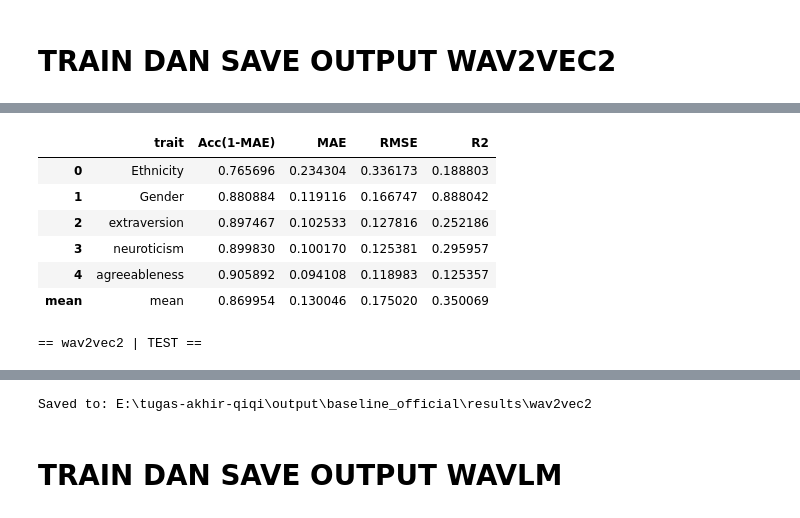
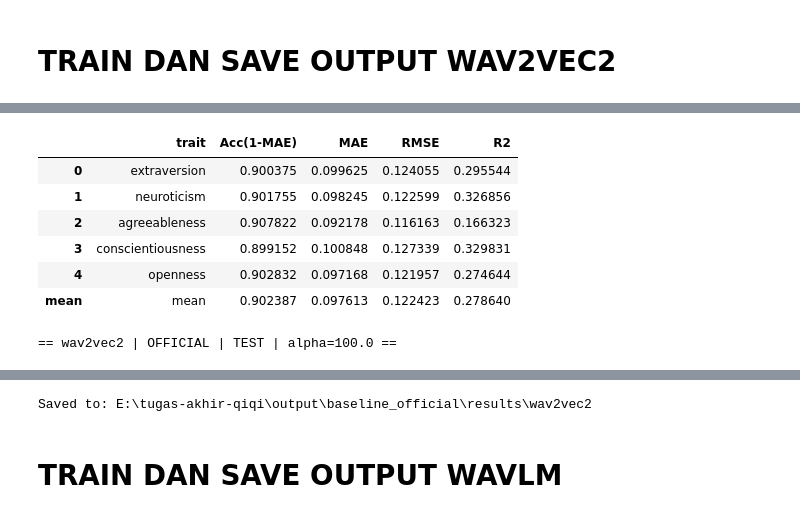
Before and after one commit to qiqioberon/tugas-akhir-qq, a Jupyter notebook: code/skenario_baseline_official.ipynb, the cells around one changed output, grey strips where cells are left out. Cells and saved outputs as stored; diff of their text form; code cells hidden in the pictures.

```diff
--- a/code/skenario_baseline_official.ipynb
+++ b/code/skenario_baseline_official.ipynb
@@ -650,7 +679,7 @@ Saved to: E:\tugas-akhir-qiqi\output\baseline_official\results\hubert
 # **TRAIN DAN SAVE OUTPUT WAV2VEC2**
 # %%
 # =========================
-# 5) Train Ridge Regressor (baseline) + Eval (official) for 1 backbone
+# 5) Train Ridge Regressor (baseline) + Eval (OFFICIAL) + Tuning alpha
 # =========================
 
 import numpy as np
@@ -660,6 +689,7 @@ from sklearn.preprocessing import StandardScaler
 from sklearn.linear_model import Ridge
 from sklearn.multioutput import MultiOutputRegressor
 from sklearn.metrics import mean_absolute_error, mean_squared_error, r2_score
+import joblib, json
 
 BACKBONE_KEY = "wav2vec2"  # ganti: "wav2vec2" / "wavlm"
 
@@ -680,12 +710,10 @@ print("X_train:", X_train.shape, "X_val:", X_val.shape, "X_test:", X_test.shape)
 
 # --- auto-detect label columns (ambil 5 kolom float yang bukan id/path/group)
 def detect_label_cols(df):
-    exclude = set([c for c in df.columns if any(k in c.lower() for k in ["clip", "id", "path", "file", "group", "split"])])
+    exclude = set([c for c in df.columns if any(k in c.lower() for k in ["clip", "id", "path", "file", "group", "split", "ethnicity", "gender"])])
     num_cols = [c for c in df.columns if (c not in exclude) and pd.api.types.is_numeric_dtype(df[c])]
-    # heuristik: label big five biasanya 5 kolom numerik
     if len(num_cols) < 5:
         raise ValueError(f"Kolom numerik kandidat label kurang dari 5: {num_cols}")
-    # ambil 5 kolom numerik pertama (atau kamu bisa urutkan sesuai nama)
     return num_cols[:5]
 
 label_cols = detect_label_cols(df_train)
@@ -701,13 +729,30 @@ X_train_s = scaler.fit_transform(X_train)
 X_val_s   = scaler.transform(X_val)
 X_test_s  = scaler.transform(X_test)
 
-# --- ridge multi-output
-ridge = Ridge(alpha=1.0, random_state=42)
-model = MultiOutputRegressor(ridge)
+# --- tuning alpha on VAL (pakai mean MAE gabungan 5 trait)
+ALPHAS = [0.1, 1.0, 10.0, 100.0]  # boleh kamu perluas
+best_alpha = None
+best_val_mae = 1e9
+best_model = None
 
-model.fit(X_train_s, y_train)
+for a in ALPHAS:
+    ridge = Ridge(alpha=a, random_state=42)
+    model = MultiOutputRegressor(ridge)
+    model.fit(X_train_s, y_train)
 
-# --- predict
+    pred_val_tmp = model.predict(X_val_s)
+    mae_val_tmp = mean_absolute_error(y_val, pred_val_tmp)  # mean MAE across all traits
+    print(f"alpha={a:<6} | val mean MAE={mae_val_tmp:.6f}")
+
+    if mae_val_tmp < best_val_mae:
+        best_val_mae = mae_val_tmp
+        best_alpha = a
+        best_model = model
+
+print(f"\nBest alpha = {best_alpha} (val mean MAE = {best_val_mae:.6f})")
+
+# --- final predict pakai best_model
+model = best_model
 pred_val  = model.predict(X_val_s)
 pred_test = model.predict(X_test_s)
 
@@ -716,8 +761,8 @@ def metrics(y_true, y_pred, name=""):
     rmse = np.sqrt(mean_squared_error(y_true, y_pred, multioutput="raw_values"))
     r2   = r2_score(y_true, y_pred, multioutput="raw_values")
 
-    acc = 1.0 - mae                       # Acc_j = 1 - MAE_j
-    mean_acc = acc.mean()                 # mean accuracy (rata-rata 5 trait)
+    acc = 1.0 - mae
+    mean_acc = acc.mean()
 
     dfm = pd.DataFrame({
         "trait": label_cols,
@@ -726,23 +771,21 @@ def metrics(y_true, y_pred, name=""):
         "RMSE": rmse,
         "R2": r2,
     })
-
     dfm.loc["mean"] = ["mean", mean_acc, mae.mean(), rmse.mean(), r2.mean()]
 
     print(f"\n== {name} ==")
     display(dfm)
     return dfm
 
-
-m_val  = metrics(y_val,  pred_val,  f"{BACKBONE_KEY} | VAL")
-m_test = metrics(y_test, pred_test, f"{BACKBONE_KEY} | TEST")
+m_val  = metrics(y_val,  pred_val,  f"{BACKBONE_KEY} | OFFICIAL | VAL | alpha={best_alpha}")
+m_test = metrics(y_test, pred_test, f"{BACKBONE_KEY} | OFFICIAL | TEST | alpha={best_alpha}")
 
 # --- save outputs
 OUT_DIR = ROOT / "output" / "baseline_official" / "results" / BACKBONE_KEY
 OUT_DIR.mkdir(parents=True, exist_ok=True)
 
 # save preds
-pd.DataFrame({"clip_id": val_ids, **{f"pred_{c}": pred_val[:,i] for i,c in enumerate(label_cols)}})\
+pd.DataFrame({"clip_id": val_ids,  **{f"pred_{c}": pred_val[:,i]  for i,c in enumerate(label_cols)}})\
   .to_csv(OUT_DIR / "pred_val.csv", index=False)
 pd.DataFrame({"clip_id": test_ids, **{f"pred_{c}": pred_test[:,i] for i,c in enumerate(label_cols)}})\
   .to_csv(OUT_DIR / "pred_test.csv", index=False)
@@ -751,10 +794,19 @@ pd.DataFrame({"clip_id": test_ids, **{f"pred_{c}": pred_test[:,i] for i,c in enu
 m_val.to_csv(OUT_DIR / "metrics_val.csv", index=False)
 m_test.to_csv(OUT_DIR / "metrics_test.csv", index=False)
 
-# save scaler + model (joblib)
-import joblib
+# save scaler + model
 joblib.dump(scaler, OUT_DIR / "scaler.joblib")
-joblib.dump(model, OUT_DIR / "ridge_multioutput.joblib")
+joblib.dump(model,  OUT_DIR / "ridge_multioutput.joblib")
+
+# save meta (optional, tapi kepake buat tracking)
+meta = {
+    "backbone": BACKBONE_KEY,
+    "alpha": float(best_alpha) if best_alpha is not None else None,
+    "alphas_tried": ALPHAS,
+    "label_cols": label_cols,
+    "shapes": {"train": list(X_train.shape), "val": list(X_val.shape), "test": list(X_test.shape)},
+}
+(Path(OUT_DIR) / "meta.json").write_text(json.dumps(meta, indent=2), encoding="utf-8")
 
 print("\nSaved to:", OUT_DIR)
 # %% [output]
@@ -765,9 +823,9 @@ Label cols: ['Ethnicity', 'Gender', 'extraversion', 'neuroticism', 'agreeablenes
 |  | trait | Acc(1-MAE) | MAE | RMSE | R2 |
-| 0 | Ethnicity | 0.765696 | 0.234304 | 0.336173 | 0.188803 |
-| 1 | Gender | 0.880884 | 0.119116 | 0.166747 | 0.888042 |
-| 2 | extraversion | 0.897467 | 0.102533 | 0.127816 | 0.252186 |
-| 3 | neuroticism | 0.899830 | 0.100170 | 0.125381 | 0.295957 |
-| 4 | agreeableness | 0.905892 | 0.094108 | 0.118983 | 0.125357 |
-| mean | mean | 0.869954 | 0.130046 | 0.175020 | 0.350069 |
+| 0 | extraversion | 0.900375 | 0.099625 | 0.124055 | 0.295544 |
+| 1 | neuroticism | 0.901755 | 0.098245 | 0.122599 | 0.326856 |
+| 2 | agreeableness | 0.907822 | 0.092178 | 0.116163 | 0.166323 |
+| 3 | conscientiousness | 0.899152 | 0.100848 | 0.127339 | 0.329831 |
+| 4 | openness | 0.902832 | 0.097168 | 0.121957 | 0.274644 |
+| mean | mean | 0.902387 | 0.097613 | 0.122423 | 0.278640 |
-== wav2vec2 | TEST ==
+== wav2vec2 | OFFICIAL | TEST | alpha=100.0 ==
 |  | trait | Acc(1-MAE) | MAE | RMSE | R2 |
```
Also changed, not shown: parts of 8 cells of this notebook, 30 other files.
